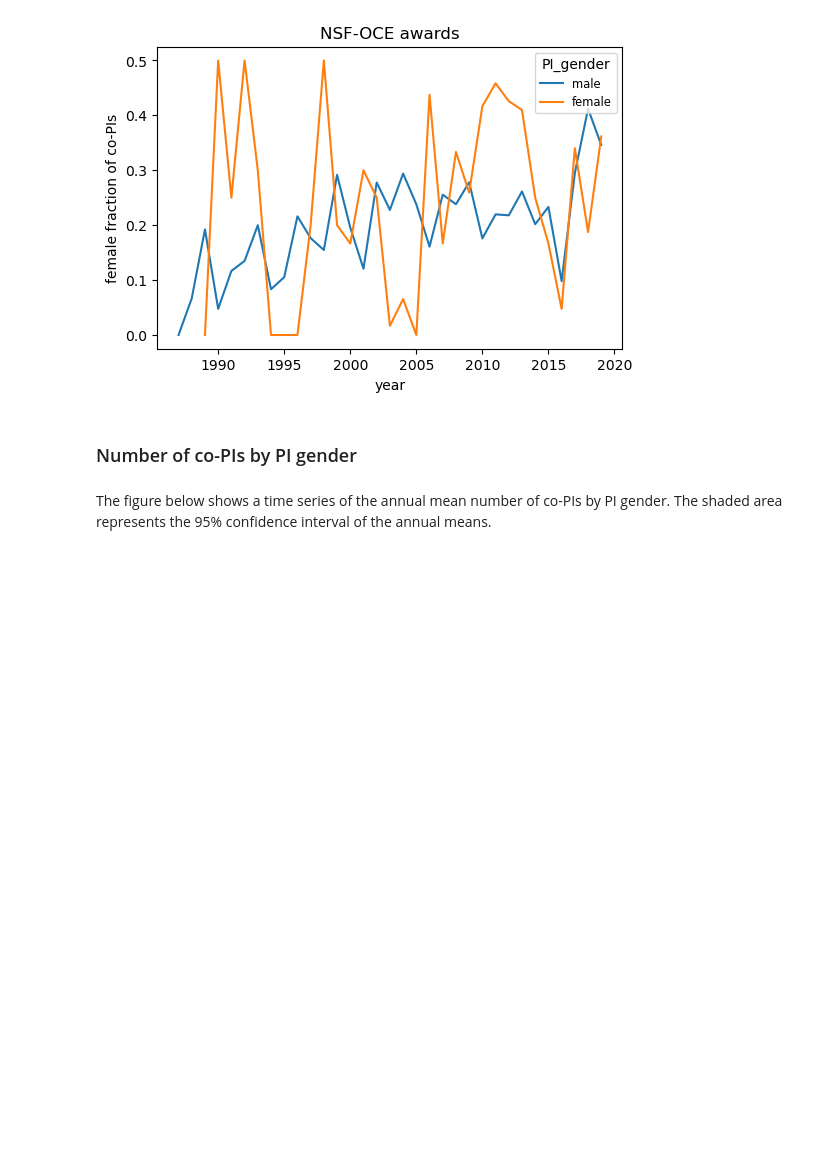
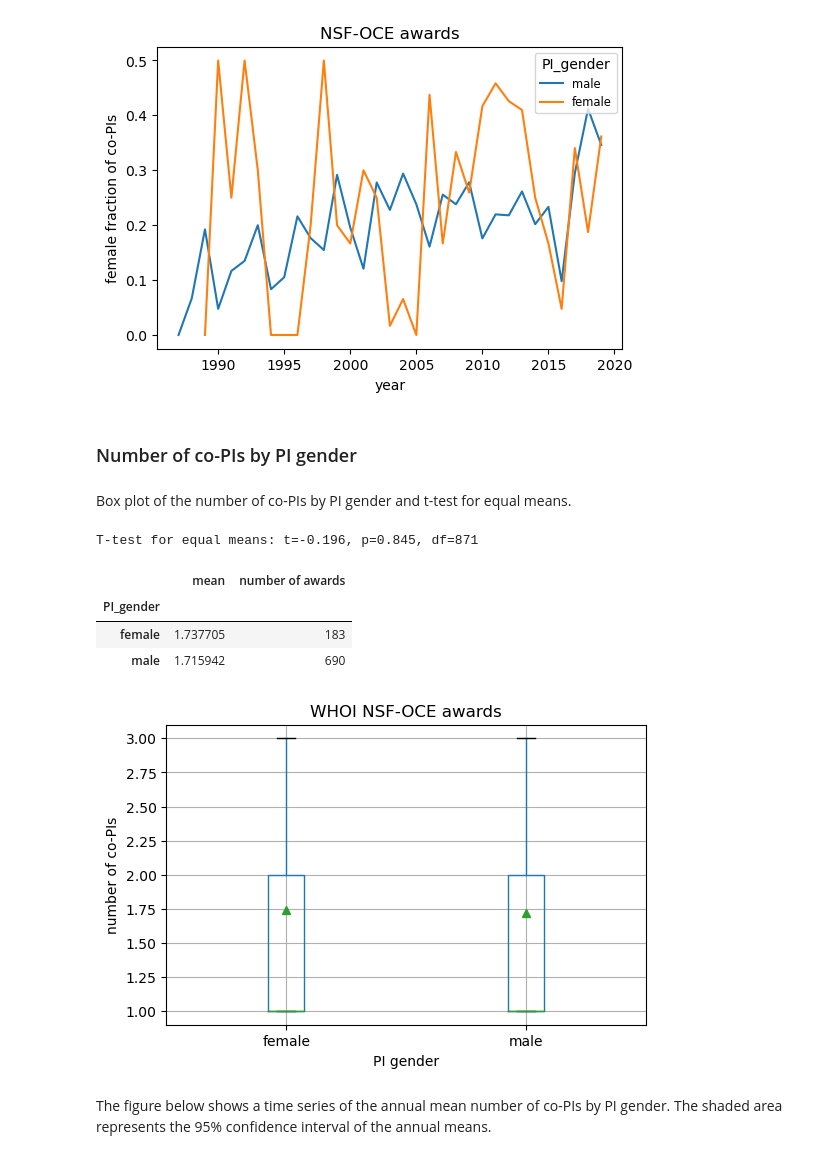
Before and after one commit to idlima/nsf-oce-gender, a Jupyter notebook: 06_analysis_whoi.ipynb, the cells around one changed output. Drawn from its saved outputs; the diff is of its cells as text; code cells hidden in the pictures; blank space fills up the shorter version.

Commit message:
Added plots of number of co-PIs by PI gender.

```diff
--- a/06_analysis_whoi.ipynb
+++ b/06_analysis_whoi.ipynb
@@ -222,6 +222,32 @@ _ = ax.set(ylabel='female fraction of co-PIs', title='NSF-OCE awards')
 [figure]
 # %% [markdown]
 ### Number of co-PIs by PI gender
+# %% [markdown]
+Box plot of the number of co-PIs by PI gender and t-test for equal means.
+# %%
+fig, ax = plt.subplots()
+_ = whoi_awards_with_copis.boxplot('num_co-PIs', by='PI_gender', showfliers=False, showmeans=True, ax=ax)
+_ = ax.set(title='WHOI NSF-OCE awards', xlabel='PI gender', ylabel='number of co-PIs')
+_ = fig.suptitle('')
+
+df_male = whoi_awards_with_copis[whoi_awards_with_copis.PI_gender=='male']
+df_female = whoi_awards_with_copis[whoi_awards_with_copis.PI_gender=='female']
+male = df_male['num_co-PIs'].dropna().values
+female = df_female['num_co-PIs'].dropna().values
+tstat, pval, df = sm.stats.ttest_ind(male, female)
+print('T-test for equal means: t={:.3f}, p={:.3f}, df={:.0f}\n'.format(tstat, pval, df))
+
+s1 = whoi_awards_with_copis.groupby(['PI_gender'])['num_co-PIs'].mean()
+s2 = whoi_awards_with_copis.groupby(['PI_gender'])['num_co-PIs'].count()
+df = pd.concat([s1,s2], axis=1, keys=['mean', 'number of awards'])
+df
+# %% [output]
+T-test for equal means: t=-0.196, p=0.845, df=871
+|  | mean | number of awards |
+| PI_gender |  |  |
+| female | 1.737705 | 183 |
+| male | 1.715942 | 690 |
+[figure, added]
 # %% [markdown]
 The figure below shows a time series of the annual mean number of co-PIs by PI gender. The shaded area represents the 95% confidence interval of the annual means.
 # %%
```
Also changed, not shown: parts of 5 cells of this notebook.
